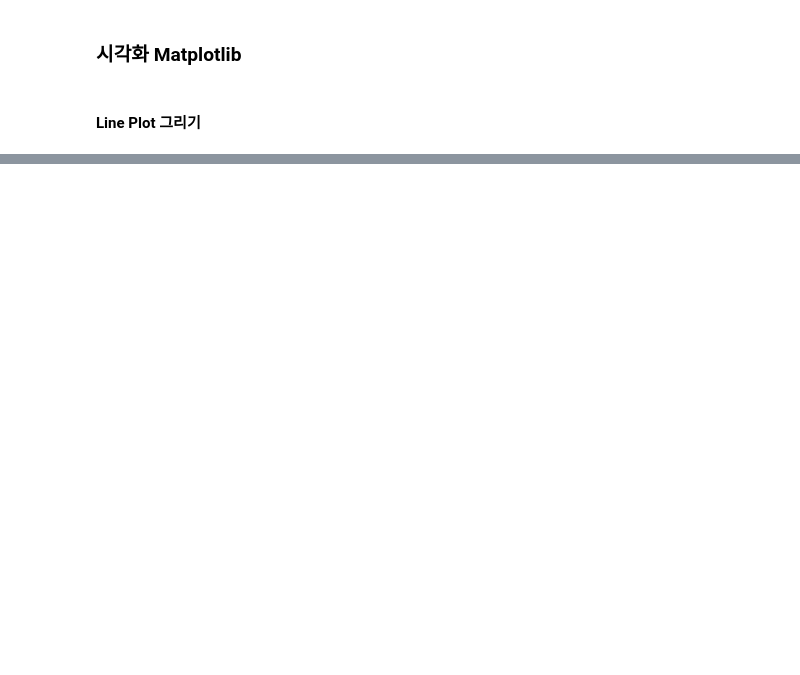
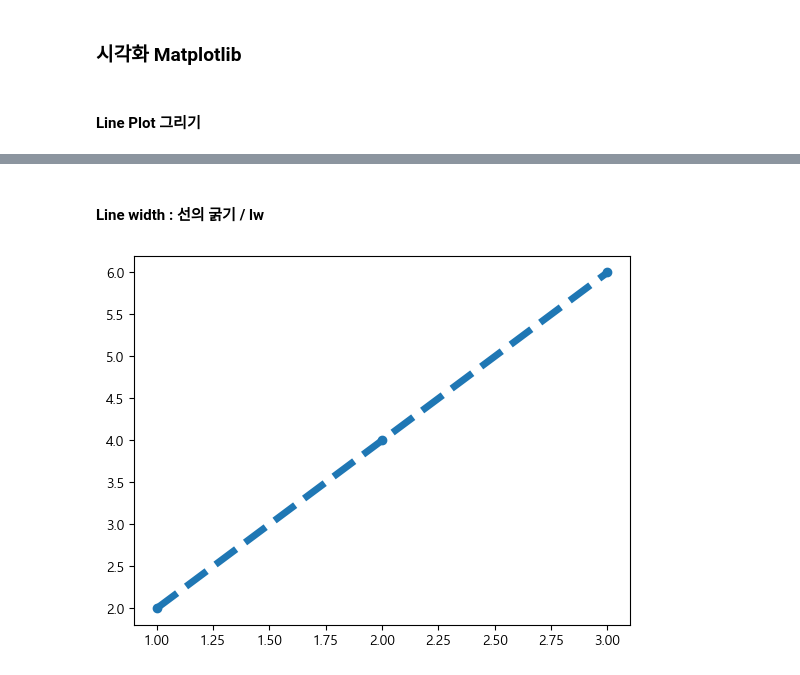
Before and after one commit to LeticiaKang/Data_Analytics_Course, a Jupyter notebook: Study_Python_Jupyter/시각화/(3-3) 데이터 시각화.ipynb, the cells around one changed output, grey strips where cells are left out. Cells and saved outputs as stored; diff of their text form; code cells hidden in the pictures; blank space fills up the shorter version.

```diff
--- a/Study_Python_Jupyter/시각화/(3-3) 데이터 시각화.ipynb
+++ b/Study_Python_Jupyter/시각화/(3-3) 데이터 시각화.ipynb
@@ -38,0 +39,9 @@ plt.show()
+# %% [markdown]
+#### Line width : 선의 굵기 / lw
+# %%
+x = [1,2,3]
+y = [2,4,6]
+plt.plot(x, y, ls = '--', marker = "o", lw = 5)
+plt.show()
+# %% [output]
+[figure, added]
```
Also changed, not shown: parts of 24 cells of this notebook, 3 other files.
